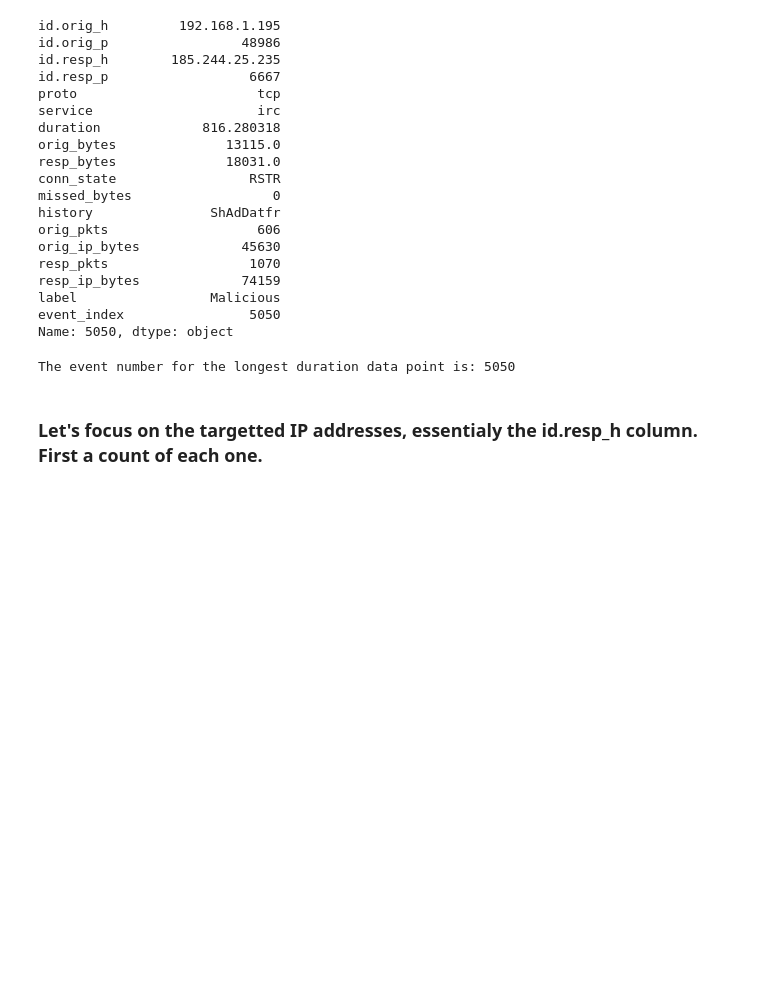
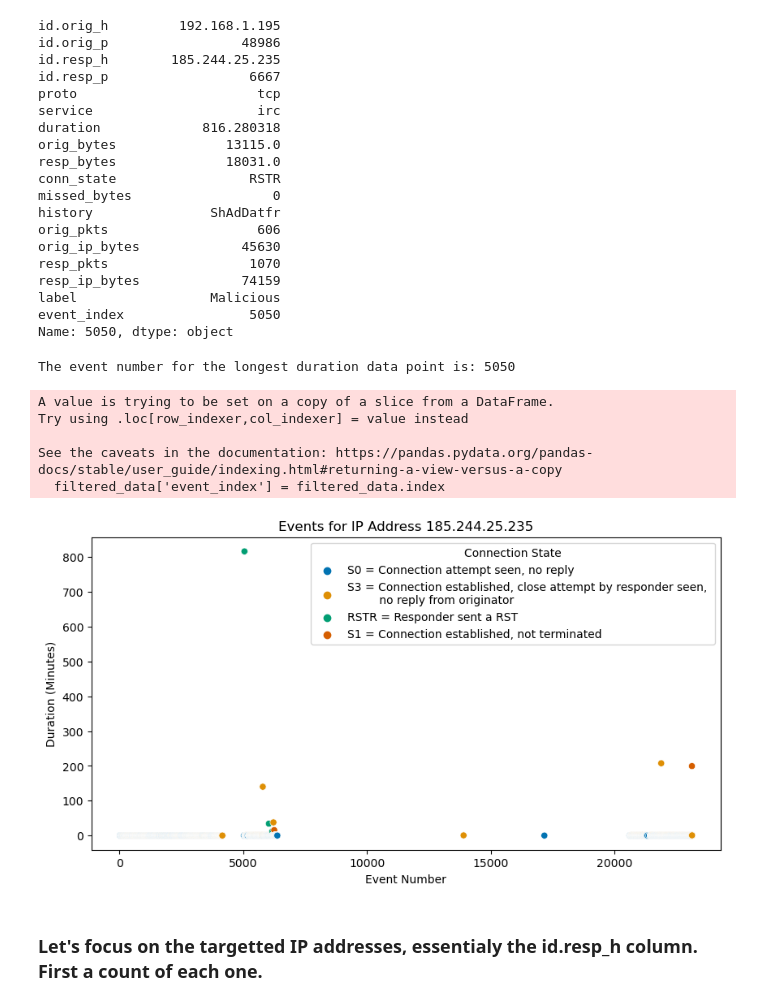
Before and after one commit to sdave777/Internet-of-Things_IDS_Data, a Jupyter notebook: Scratch.ipynb, the cells around one changed output. Cells and saved outputs as stored; diff of their text form; code cells hidden in the pictures; blank space fills up the shorter version.

Commit message:
new scatter, focusing on the most targetted IP

```diff
--- a/Scratch.ipynb
+++ b/Scratch.ipynb
@@ -284,6 +284,43 @@ longest_duration_event_number = longest_duration_event['event_index']
 print(f'The event number for the longest duration data point is: {longest_duration_event_number}')
 # %% [output]
 The event number for the longest duration data point is: 5050
+# %%
+# Filter for events where id.resp_h == '185.244.25.235'
+filtered_data = malicious_data[malicious_data['id.resp_h'] == '185.244.25.235']
+
+# Assuming the duration is already in minutes, so no conversion is needed
+# Create a column for the index to use as the x-axis
+filtered_data['event_index'] = filtered_data.index
+
+# Plot the scatter plot for duration of each event
+plt.figure(figsize=(10, 5))
+scatter_plot = sns.scatterplot(data=filtered_data, x='event_index', y='duration', hue='conn_state', palette='colorblind', legend='full')
+plt.title('Events for IP Address 185.244.25.235')
+plt.xlabel('Event Number')
+plt.ylabel('Duration (Minutes)')
+
+# Create the custom legend
+legend_labels = {
+    'S0': 'S0 = Connection attempt seen, no reply',
+    'SF': 'SF = Normal establishment and termination',
+    'S3': 'S3 = Connection established, close attempt by responder seen, \n         no reply from originator',
+    'RSTR': 'RSTR = Responder sent a RST',
+    'S1': 'S1 = Connection established, not terminated',
+    'OTH': 'OTH = No SYN seen, just midstream traffic'
+}
+
+handles, labels = scatter_plot.get_legend_handles_labels()
+new_labels = [legend_labels.get(label, label) for label in labels]
+plt.legend(handles, new_labels, title='Connection State', loc='upper right')
+
+plt.show()
+# %% [output]
+A value is trying to be set on a copy of a slice from a DataFrame.
+Try using .loc[row_indexer,col_indexer] = value instead
+
+See the caveats in the documentation: https://pandas.pydata.org/pandas-docs/stable/user_guide/indexing.html#returning-a-view-versus-a-copy
+  filtered_data['event_index'] = filtered_data.index
+[figure, added]
 # %% [markdown]
 ### Let's focus on the targetted IP addresses, essentialy the id.resp_h column. First a count of each one.
 # %%
```
Also changed, not shown: parts of 3 cells of this notebook, 1 other file.
